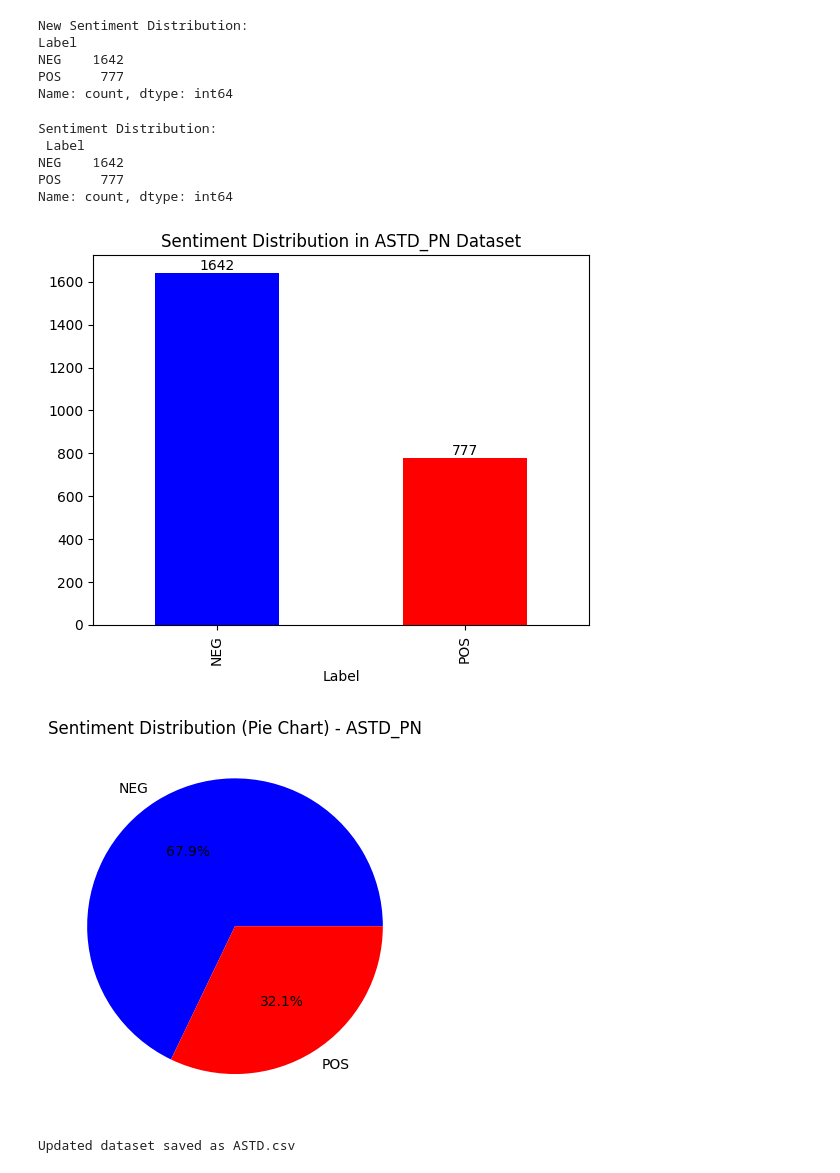
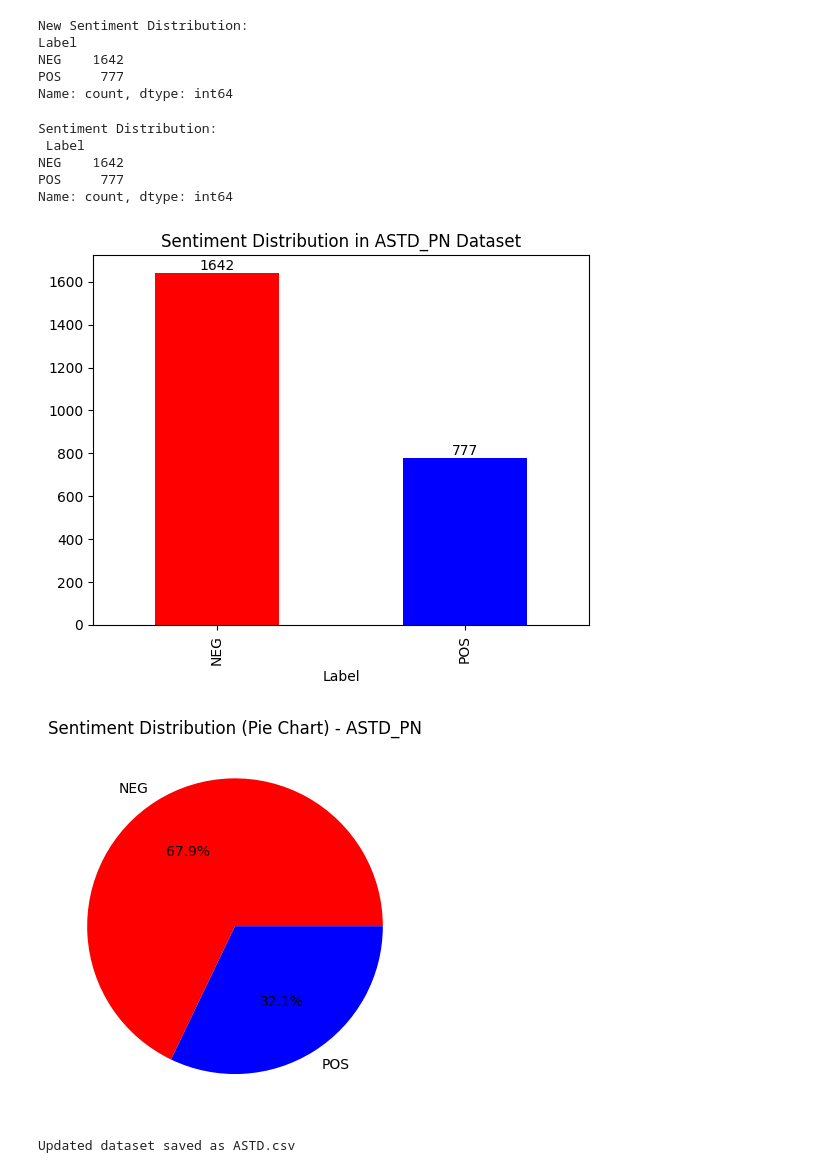
Before and after one commit to yasser-1R/sentiment-analysis-project, a Jupyter notebook: ASTD/ASTD.ipynb, the cells around one changed output. Cells and saved outputs as stored; diff of their text form; code cells hidden in the pictures.

```diff
--- a/ASTD/ASTD.ipynb
+++ b/ASTD/ASTD.ipynb
@@ -66,7 +66,7 @@ sentiment_counts = df["Label"].value_counts()
 print("Sentiment Distribution:\n", sentiment_counts)
 
 # Define colors for the 4 ratings
-colors = ["blue", "red", "gray", "green"]
+colors = ["green", "red", "gray", "blue"]
 
 # Bar Chart
 ax = sentiment_counts.plot(kind="bar", color=colors)
@@ -119,36 +119,36 @@ import pandas as pd
 # Count sentiment occurrences
 sentiment_counts = df["Label"].value_counts()
 print("Sentiment Distribution:\n", sentiment_counts)
 
 # Define colors for the 2 ratings
-colors = ["blue", "red"]
+colors = ["red", "blue"]
 
 # Bar Chart
 ax = sentiment_counts.plot(kind="bar", color=colors)
 plt.title("Sentiment Distribution in ASTD_PN Dataset")
 
 # Add the exact number on top of each bar
 for i, v in enumerate(sentiment_counts):
     ax.text(i, v + 0.05, str(v), ha='center', va='bottom', fontsize=10)  # Adjust vertical position if needed
 
 #plt.savefig("bar_chart_pn.png")
 plt.show()
 
 # Pie Chart
 sentiment_counts.plot(kind="pie", autopct="%1.1f%%", colors=colors)
 plt.title("Sentiment Distribution (Pie Chart) - ASTD_PN")
 plt.ylabel("")
 #plt.savefig("pie_chart_pn.png")
 print("\n")
 plt.show()
 # %% [output]
 Sentiment Distribution:
  Label
 NEG    1642
 POS     777
 Name: count, dtype: int64
-[figure, old version]
+[figure, new version]
-[figure, old version]
+[figure, new version]
 # %%
 # Replace POS with 1 and NEG with 0 in the 'Label' column
 df["Label"] = df["Label"].replace({"POS": 1, "NEG": 0})
```
Also changed, not shown: parts of 4 cells of this notebook, 41 other files.
